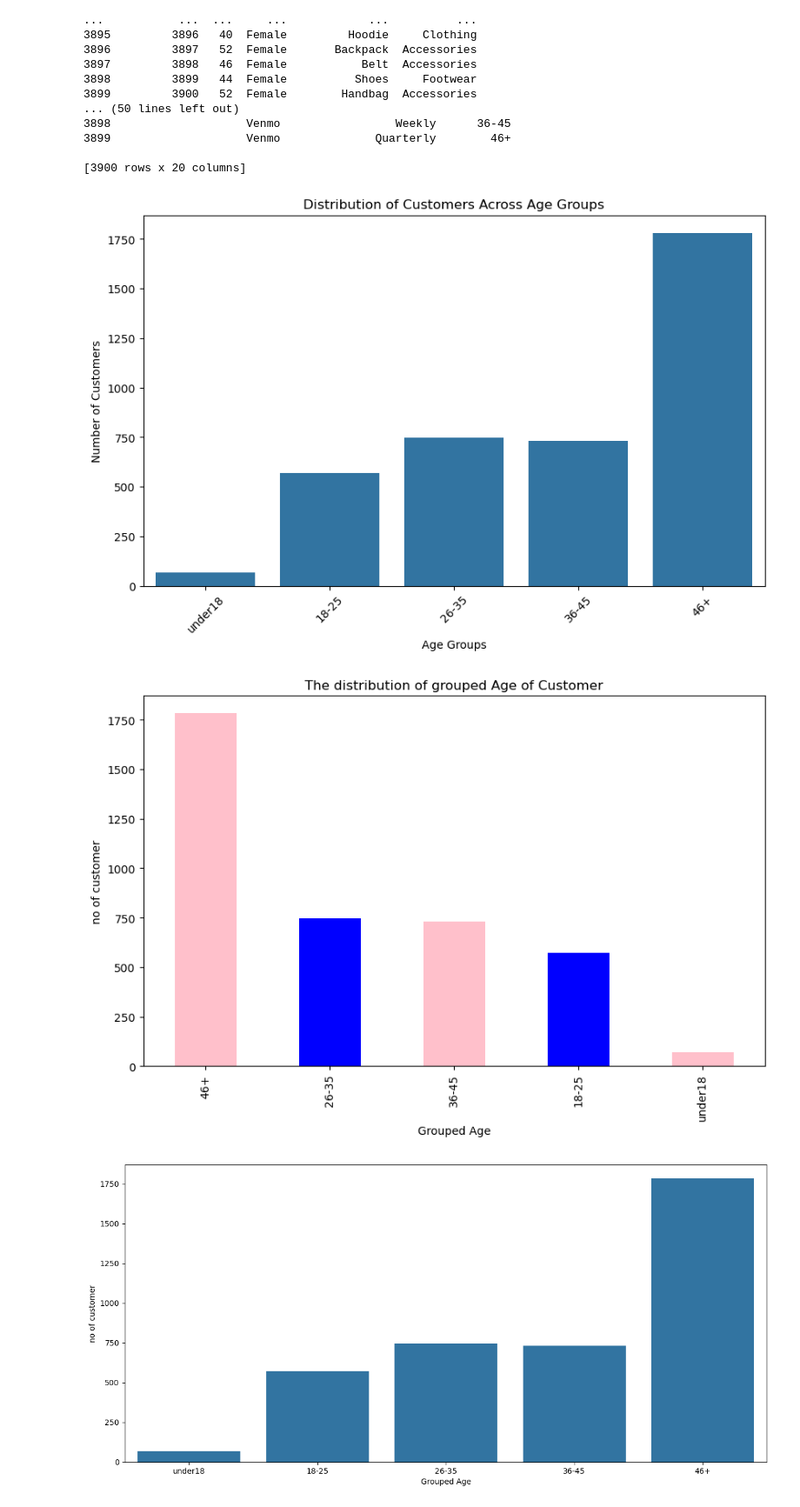
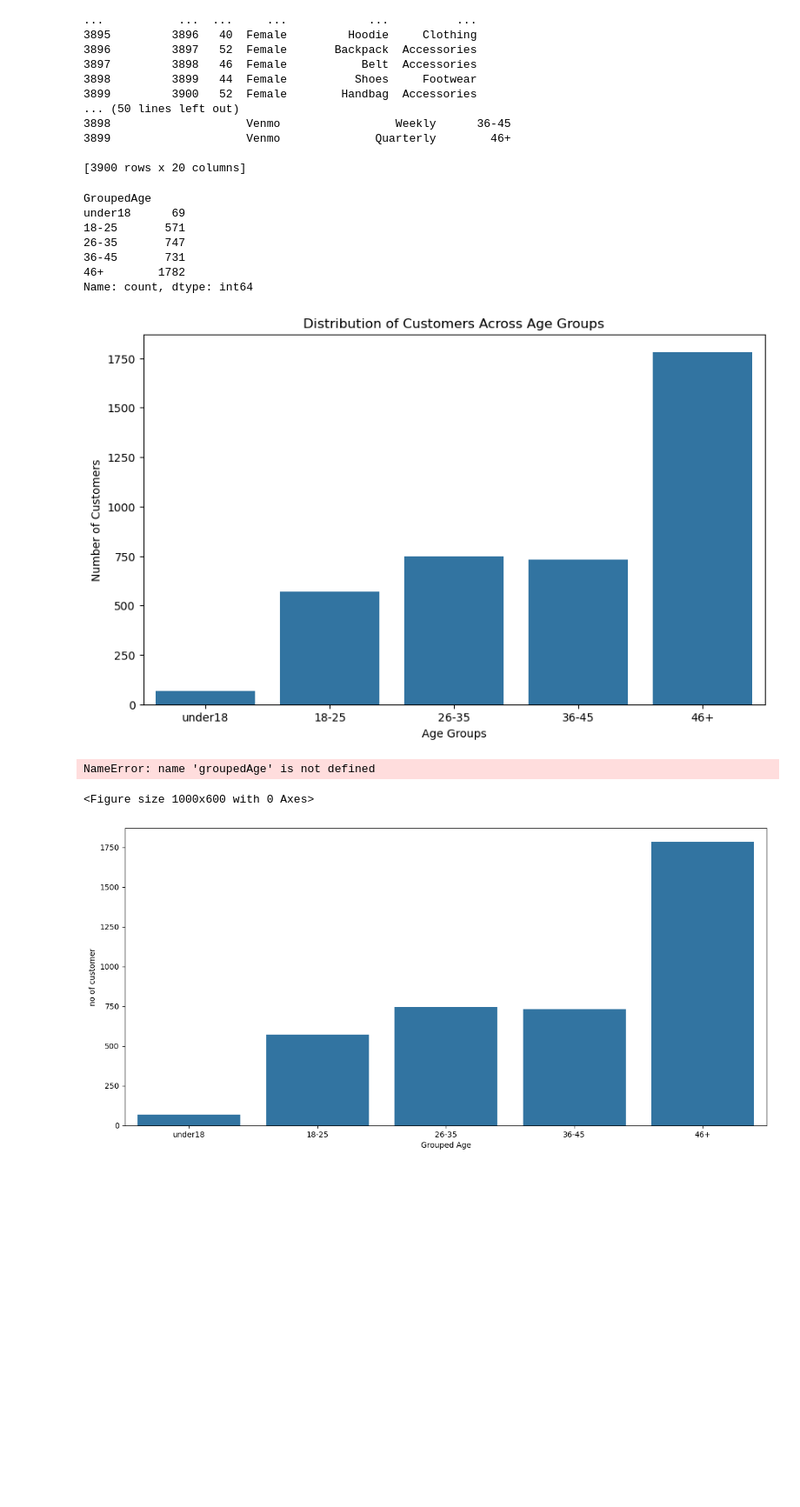
Before and after one commit to srinijalanda93/Machine-learning, a Jupyter notebook: 2448526_Srinija_lab-2.ipynb, the cells around one changed output. Shown at 87% size. Saved outputs shown, nothing was run; the diff lists cells and outputs as text; code cells hidden in the pictures; blank space fills up the shorter version.

```diff
--- a/2448526_Srinija_lab-2.ipynb
+++ b/2448526_Srinija_lab-2.ipynb
@@ -165,36 +167,45 @@ import seaborn as sns
 # %%
 import matplotlib.pyplot as plt
 import seaborn as sns
 
 # Count the number of customers in each age group
 age_group_counts = df['GroupedAge'].value_counts().sort_index()
+print(age_group_counts)
 
 plt.figure(figsize=(10, 6))
 sns.barplot(x=age_group_counts.index, y=age_group_counts.values)
 
 # Add labels and title
 plt.xlabel('Age Groups')
 plt.ylabel('Number of Customers')
 plt.title('Distribution of Customers Across Age Groups')
-plt.xticks(rotation=45)
+
 
 # Show the plot
 plt.show()
 
 
 
 #bar plot
 # Create the bar plot
 mplt.figure(figsize=(10, 6))
 groupedAge.plot(kind='bar', color=['pink','blue'])
 mplt.title("The distribution of grouped Age of Customer")
 # label the x and y axis
 mplt.xlabel('Grouped Age')
 mplt.ylabel('no of customer')
 mplt.show()
 # %% [output]
+GroupedAge
+under18      69
+18-25       571
+26-35       747
+36-45       731
+46+        1782
+Name: count, dtype: int64
-[figure, old version]
+[figure, new version]
-[figure, removed]
+NameError: name 'groupedAge' is not defined
+<Figure size 1000x600 with 0 Axes>
 # %%
 mplt.figure(figsize=(15, 7))
 sns.barplot(x=groupedAge.index, y=groupedAge.values)
```
Also changed, not shown: parts of 1 cell of this notebook, 4 other files.
